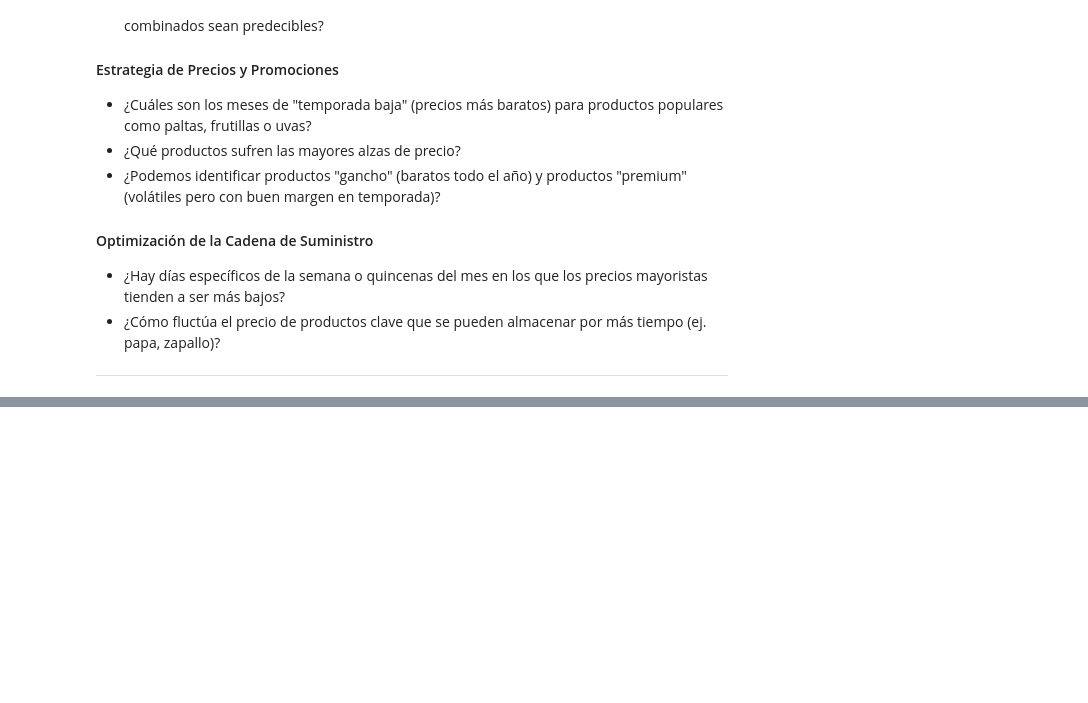
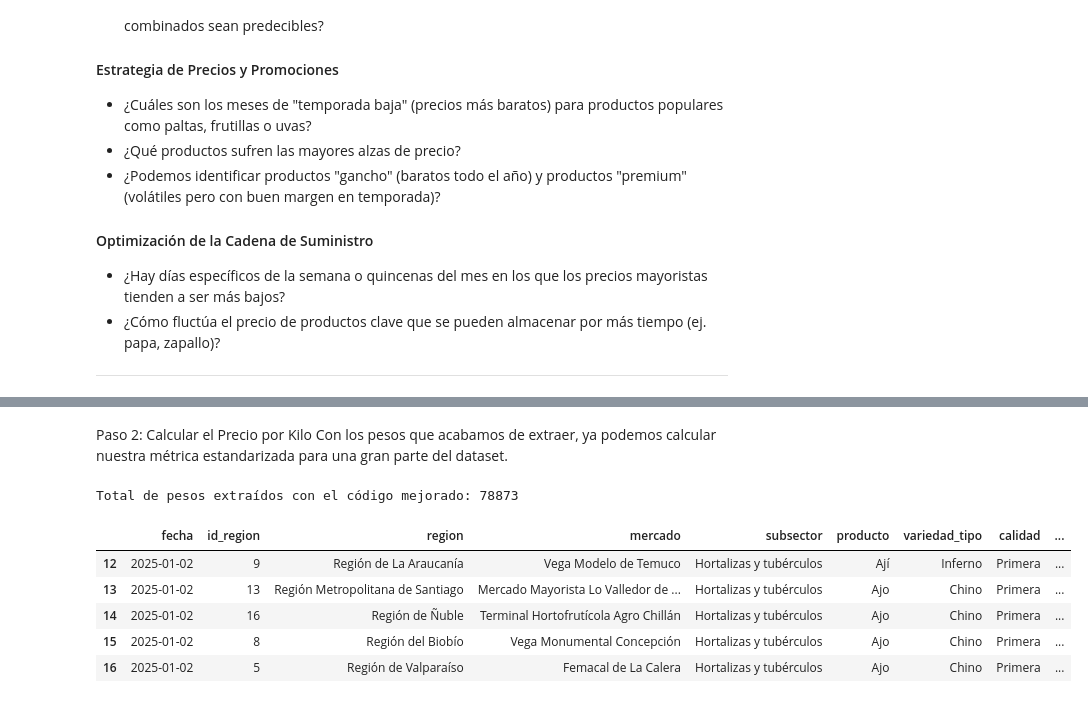
Before and after one commit to Ricardouchub/Analisis-Estrategico-de-Precios, a Jupyter notebook: Análisis Estratégico de Precios Mayoristas para el Sector Retail de Frutas y Hortalizas.ipynb, the cells around one changed output, grey strips where cells are left out. Cells and saved outputs as stored; diff of their text form; code cells hidden in the pictures; blank space fills up the shorter version.

```diff
--- a/Análisis Estratégico de Precios Mayoristas para el Sector Retail de Frutas y Hortalizas.ipynb
+++ b/Análisis Estratégico de Precios Mayoristas para el Sector Retail de Frutas y Hortalizas.ipynb
@@ -41,0 +135,16 @@ Este análisis tiene como objetivo proporcionar una estrategia inicial para el l
+# %%
+# Convertir la columna 'Fecha' a tipo datetime
+df['Fecha'] = pd.to_datetime(df['Fecha'])
+# %%
+# Lista de las columnas de precios que convertiremos
+columnas_precio = ['Precio minimo', 'Precio maximo', 'Precio promedio ponderado']
+
+# Bucle para limpiar y convertir cada columna
+for col in columnas_precio:
+  # 1. Reemplaza la coma decimal por un punto
+  df[col] = df[col].str.replace(',', '.', regex=False)
+  # 2. Convierte la columna a tipo numérico (float)
+  df[col] = pd.to_numeric(df[col])
+
+# Verificamos que los tipos de datos han cambiado a float64
+df.info()
@@ -41,0 +201,6 @@ Este análisis tiene como objetivo proporcionar una estrategia inicial para el l
+# %%
+# Renombramos, incluyendo un paso final para corregir dobles guiones bajos
+df.columns = [col.lower().replace(' ', '_').replace('/', '_').replace('__', '_') for col in df.columns]
+
+# Muestra los nombres corregidos para verificar
+print(df.columns)
@@ -41,0 +241,28 @@ Este análisis tiene como objetivo proporcionar una estrategia inicial para el l
+# %%
+# Regex mejorado: busca un número seguido de un espacio y las palabras 'kilo', 'kilos' o 'kg'
+regex_mejorado = r'(\d+)\s*(?:kilos|kilo|kg)'
+
+# Paso 1: Extraer el peso usando el nuevo regex.
+# Esto reemplazará la columna 'peso_kg' anterior con una mucho más completa.
+df['peso_kg'] = df['unidad_de_comercializacion'].str.extract(regex_mejorado, expand=False)
+df['peso_kg'] = pd.to_numeric(df['peso_kg'])
+# %% [markdown]
+Paso 2: Calcular el Precio por Kilo
+Con los pesos que acabamos de extraer, ya podemos calcular nuestra métrica estandarizada para una gran parte del dataset.
+# %%
+# Paso 2: (Re)calcular el precio por kilo con los nuevos datos
+df['precio_por_kg'] = df['precio_promedio_ponderado'] / df['peso_kg']
+
+# --- Verificación ---
+print(f"Total de pesos extraídos con el código mejorado: {df['peso_kg'].notna().sum()}")
+
+# Mostramos algunas filas para confirmar que funcionó correctamente
+display(df[df['unidad_de_comercializacion'].str.contains('caja 10 kilos', na=False)].head())
+# %% [output]
+Total de pesos extraídos con el código mejorado: 78873
+|  | fecha | id_region | region | mercado | subsector | producto | variedad_tipo | calidad | ... |
+| 12 | 2025-01-02 | 9 | Región de La Araucanía | Vega Modelo de Temuco | Hortalizas y tubérculos | Ají | Inferno | Primera | ... |
+| 13 | 2025-01-02 | 13 | Región Metropolitana de Santiago | Mercado Mayorista Lo Valledor de ... | Hortalizas y tubérculos | Ajo | Chino | Primera | ... |
+| 14 | 2025-01-02 | 16 | Región de Ñuble | Terminal Hortofrutícola Agro Chillán | Hortalizas y tubérculos | Ajo | Chino | Primera | ... |
+| 15 | 2025-01-02 | 8 | Región del Biobío | Vega Monumental Concepción | Hortalizas y tubérculos | Ajo | Chino | Primera | ... |
+| 16 | 2025-01-02 | 5 | Región de Valparaíso | Femacal de La Calera | Hortalizas y tubérculos | Ajo | Chino | Primera | ... |
```
Also changed, not shown: parts of 35 cells of this notebook.
